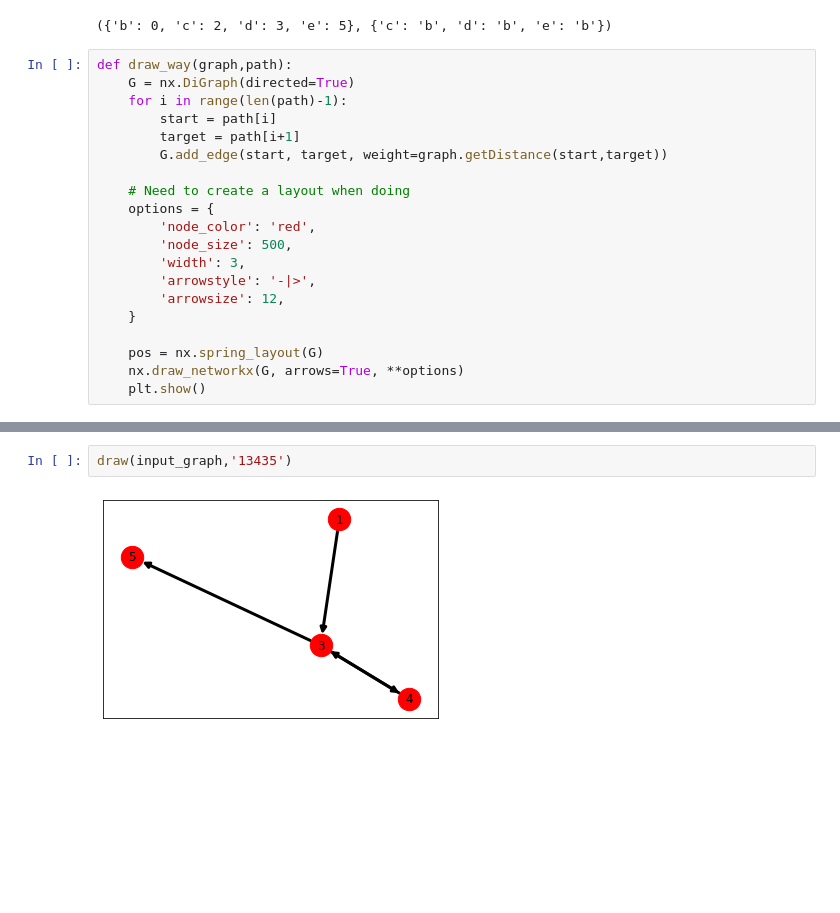
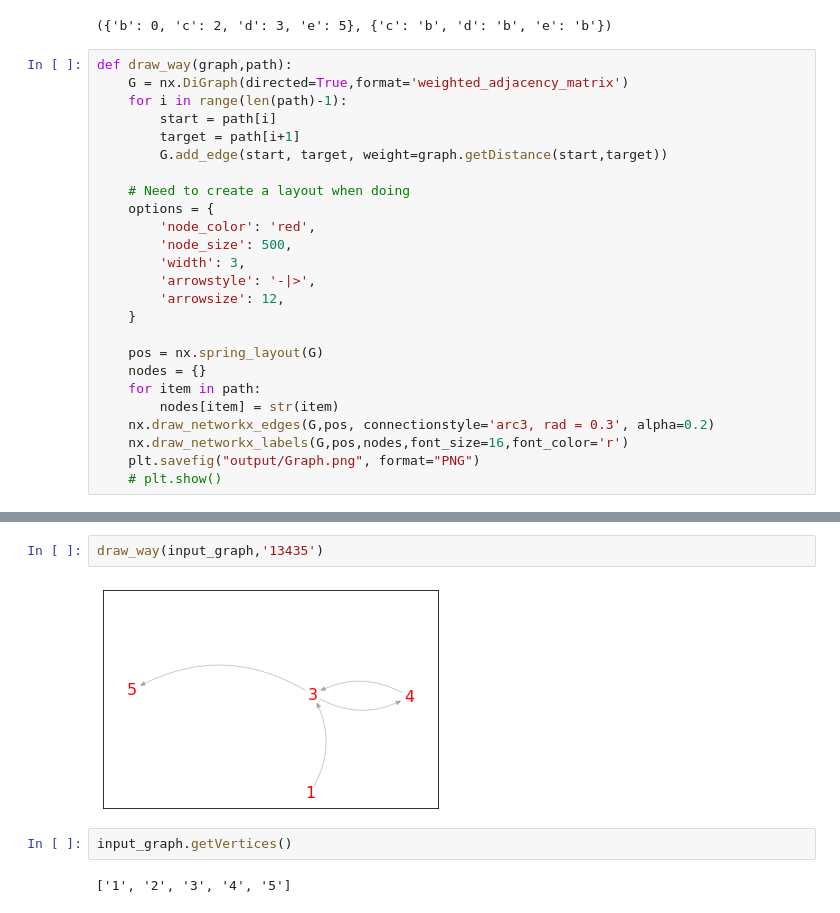
Before and after one commit to cuongducle/GA_VNF_Routing, a Jupyter notebook: tsp.ipynb, the cells around one changed output, grey strips where cells are left out. Drawn from its saved outputs; the diff is of its cells as text; blank space fills up the shorter version.

Commit message:
add draw graph on terminal

```diff
--- a/tsp.ipynb
+++ b/tsp.ipynb
@@ -154,7 +145,7 @@ dijsktra(graph,'b')
 ({'b': 0, 'c': 2, 'd': 3, 'e': 5}, {'c': 'b', 'd': 'b', 'e': 'b'})
 # %%
 def draw_way(graph,path):
-    G = nx.DiGraph(directed=True)
+    G = nx.DiGraph(directed=True,format='weighted_adjacency_matrix')
     for i in range(len(path)-1):
         start = path[i]
         target = path[i+1]
@@ -170,5 +161,10 @@ def draw_way(graph,path):
     }
 
     pos = nx.spring_layout(G)
-    nx.draw_networkx(G, arrows=True, **options)
-    plt.show()
+    nodes = {}
+    for item in path:
+        nodes[item] = str(item)
+    nx.draw_networkx_edges(G,pos, connectionstyle='arc3, rad = 0.3', alpha=0.2)
+    nx.draw_networkx_labels(G,pos,nodes,font_size=16,font_color='r')
+    plt.savefig("output/Graph.png", format="PNG")
+    # plt.show()
@@ -198,4 +213,8 @@ def draw_graph(graph):
 # %%
-draw(input_graph,'13435')
+draw_way(input_graph,'13435')
 # %% [output]
-[figure, old version]
+[figure, new version]
+# %%
+input_graph.getVertices()
+# %% [output]
+['1', '2', '3', '4', '5']
```
Also changed, not shown: parts of 9 cells of this notebook, 2 other files.
